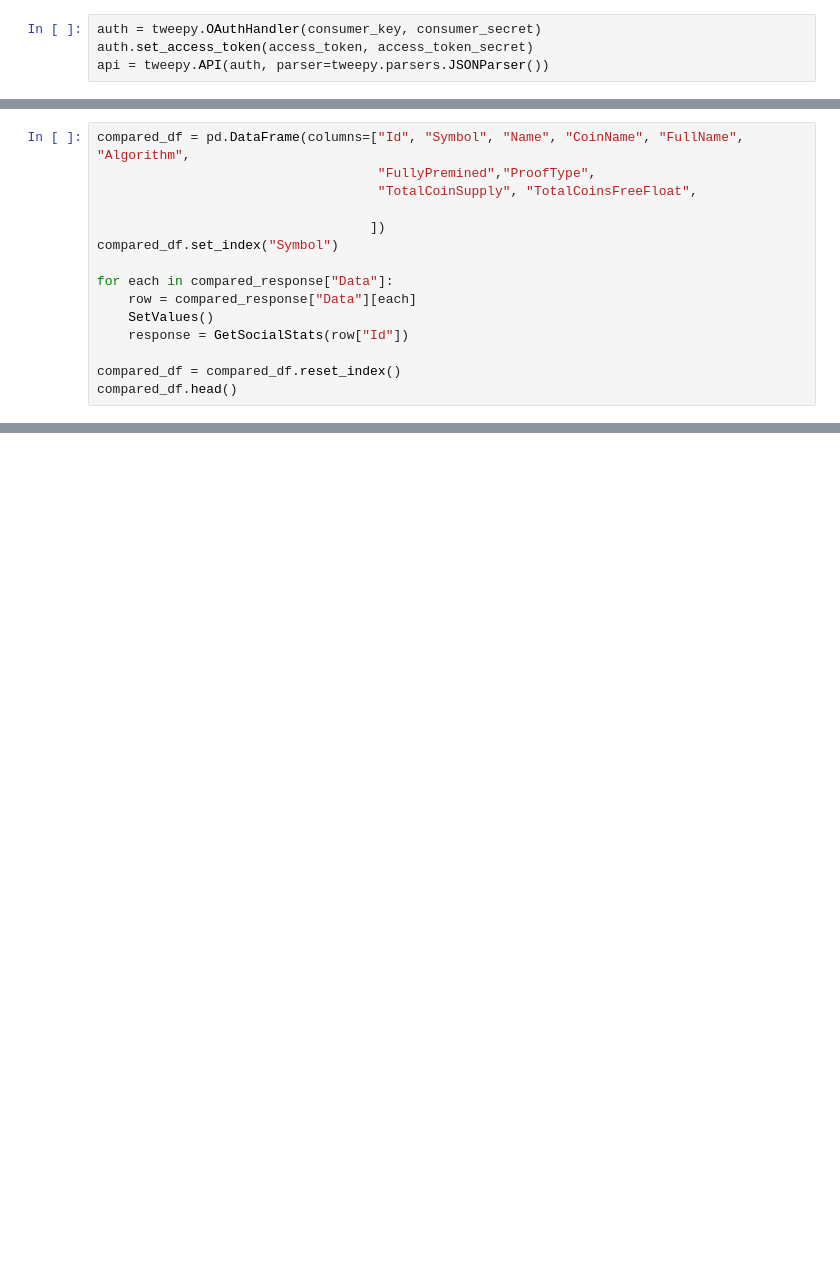
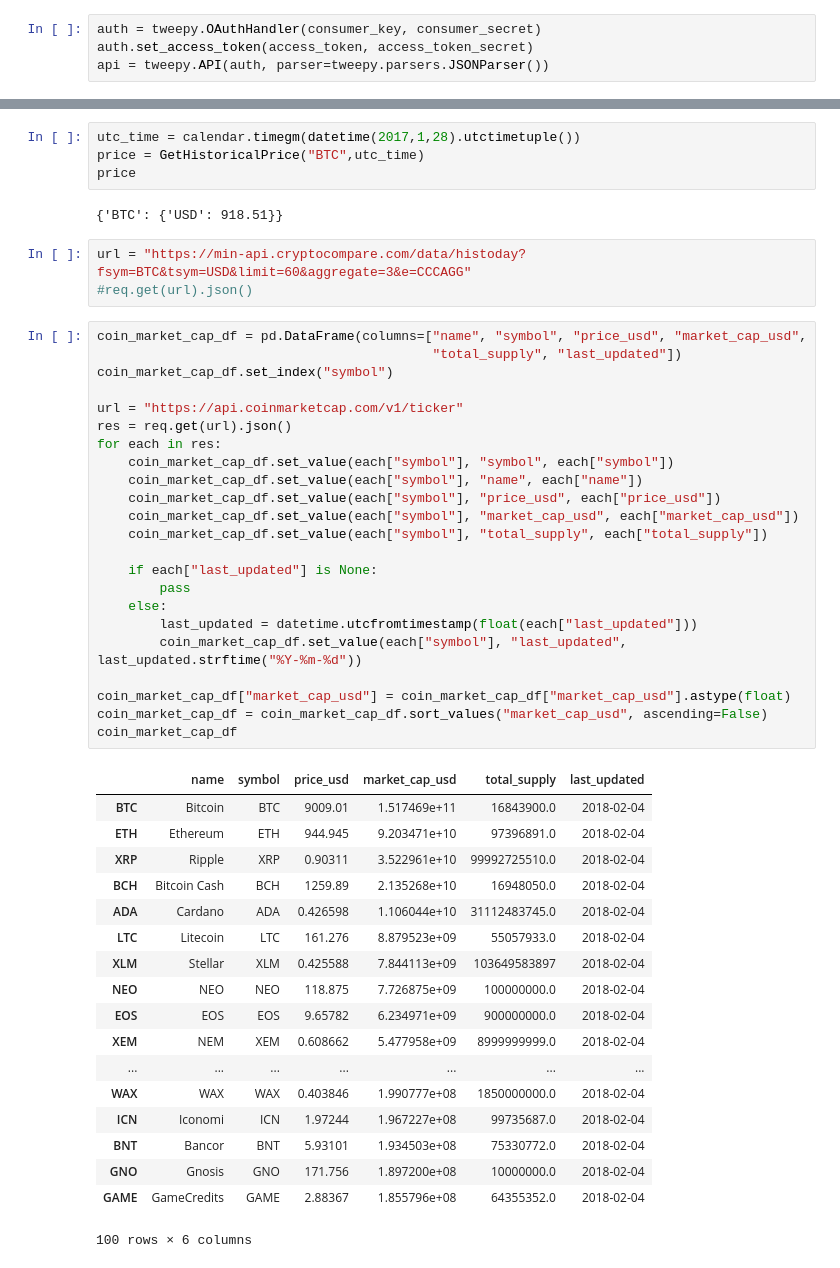
Before and after one commit to ngathu2020/ku-bootcamp-project-1, a Jupyter notebook: thu.ipynb, the cells around one changed output, grey strips where cells are left out. Cells and saved outputs as stored; diff of their text form; blank space fills up the shorter version.

```diff
--- a/thu.ipynb
+++ b/thu.ipynb
@@ -90,15 +31,0 @@ def GetSocialStats(coin_id):
-# %%
-compared_df = pd.DataFrame(columns=["Id", "Symbol", "Name", "CoinName", "FullName", "Algorithm",
-                                    "FullyPremined","ProofType",
-                                    "TotalCoinSupply", "TotalCoinsFreeFloat",
-
-                                   ])
-compared_df.set_index("Symbol")
-
-for each in compared_response["Data"]:
-    row = compared_response["Data"][each]
-    SetValues()
-    response = GetSocialStats(row["Id"])
-
-compared_df = compared_df.reset_index()
-compared_df.head()
@@ -104,0 +279,51 @@ compared_df.head()
+# %%
+utc_time = calendar.timegm(datetime(2017,1,28).utctimetuple())
+price = GetHistoricalPrice("BTC",utc_time)
+price
+# %% [output]
+{'BTC': {'USD': 918.51}}
+# %%
+url = "https://min-api.cryptocompare.com/data/histoday?fsym=BTC&tsym=USD&limit=60&aggregate=3&e=CCCAGG"
+#req.get(url).json()
+# %%
+coin_market_cap_df = pd.DataFrame(columns=["name", "symbol", "price_usd", "market_cap_usd",
+                                           "total_supply", "last_updated"])
+coin_market_cap_df.set_index("symbol")
+
+url = "https://api.coinmarketcap.com/v1/ticker"
+res = req.get(url).json()
+for each in res:
+    coin_market_cap_df.set_value(each["symbol"], "symbol", each["symbol"])
+    coin_market_cap_df.set_value(each["symbol"], "name", each["name"])
+    coin_market_cap_df.set_value(each["symbol"], "price_usd", each["price_usd"])
+    coin_market_cap_df.set_value(each["symbol"], "market_cap_usd", each["market_cap_usd"])
+    coin_market_cap_df.set_value(each["symbol"], "total_supply", each["total_supply"])
+
+    if each["last_updated"] is None:
+        pass
+    else:
+        last_updated = datetime.utcfromtimestamp(float(each["last_updated"]))
+        coin_market_cap_df.set_value(each["symbol"], "last_updated", last_updated.strftime("%Y-%m-%d"))
+
+coin_market_cap_df["market_cap_usd"] = coin_market_cap_df["market_cap_usd"].astype(float)
+coin_market_cap_df = coin_market_cap_df.sort_values("market_cap_usd", ascending=False)
+coin_market_cap_df
+# %% [output]
+|  | name | symbol | price_usd | market_cap_usd | total_supply | last_updated |
+| BTC | Bitcoin | BTC | 9009.01 | 1.517469e+11 | 16843900.0 | 2018-02-04 |
+| ETH | Ethereum | ETH | 944.945 | 9.203471e+10 | 97396891.0 | 2018-02-04 |
+| XRP | Ripple | XRP | 0.90311 | 3.522961e+10 | 99992725510.0 | 2018-02-04 |
+| BCH | Bitcoin Cash | BCH | 1259.89 | 2.135268e+10 | 16948050.0 | 2018-02-04 |
+| ADA | Cardano | ADA | 0.426598 | 1.106044e+10 | 31112483745.0 | 2018-02-04 |
+| LTC | Litecoin | LTC | 161.276 | 8.879523e+09 | 55057933.0 | 2018-02-04 |
+| XLM | Stellar | XLM | 0.425588 | 7.844113e+09 | 103649583897 | 2018-02-04 |
+| NEO | NEO | NEO | 118.875 | 7.726875e+09 | 100000000.0 | 2018-02-04 |
+| EOS | EOS | EOS | 9.65782 | 6.234971e+09 | 900000000.0 | 2018-02-04 |
+| XEM | NEM | XEM | 0.608662 | 5.477958e+09 | 8999999999.0 | 2018-02-04 |
+| ... | ... | ... | ... | ... | ... | ... |
+| WAX | WAX | WAX | 0.403846 | 1.990777e+08 | 1850000000.0 | 2018-02-04 |
+| ICN | Iconomi | ICN | 1.97244 | 1.967227e+08 | 99735687.0 | 2018-02-04 |
+| BNT | Bancor | BNT | 5.93101 | 1.934503e+08 | 75330772.0 | 2018-02-04 |
+| GNO | Gnosis | GNO | 171.756 | 1.897200e+08 | 10000000.0 | 2018-02-04 |
+| GAME | GameCredits | GAME | 2.88367 | 1.855796e+08 | 64355352.0 | 2018-02-04 |
+100 rows × 6 columns
```
Also changed, not shown: parts of 21 cells of this notebook, 1 other file.
